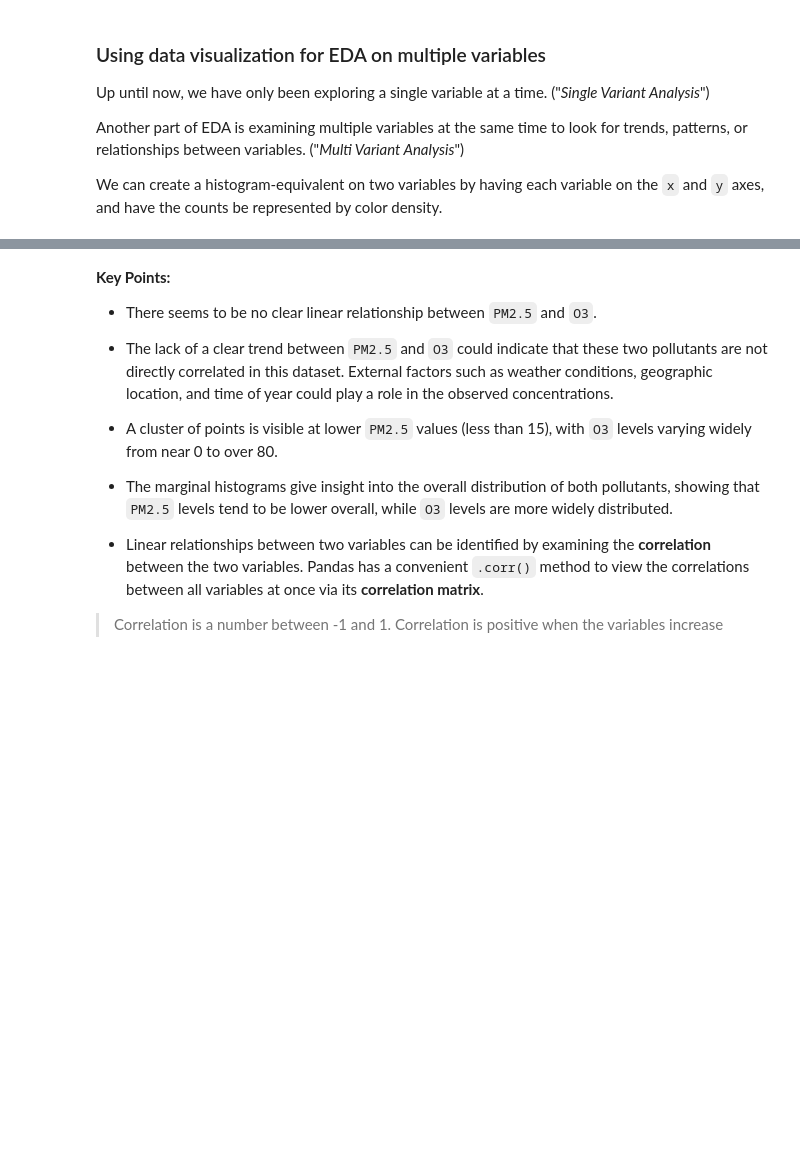
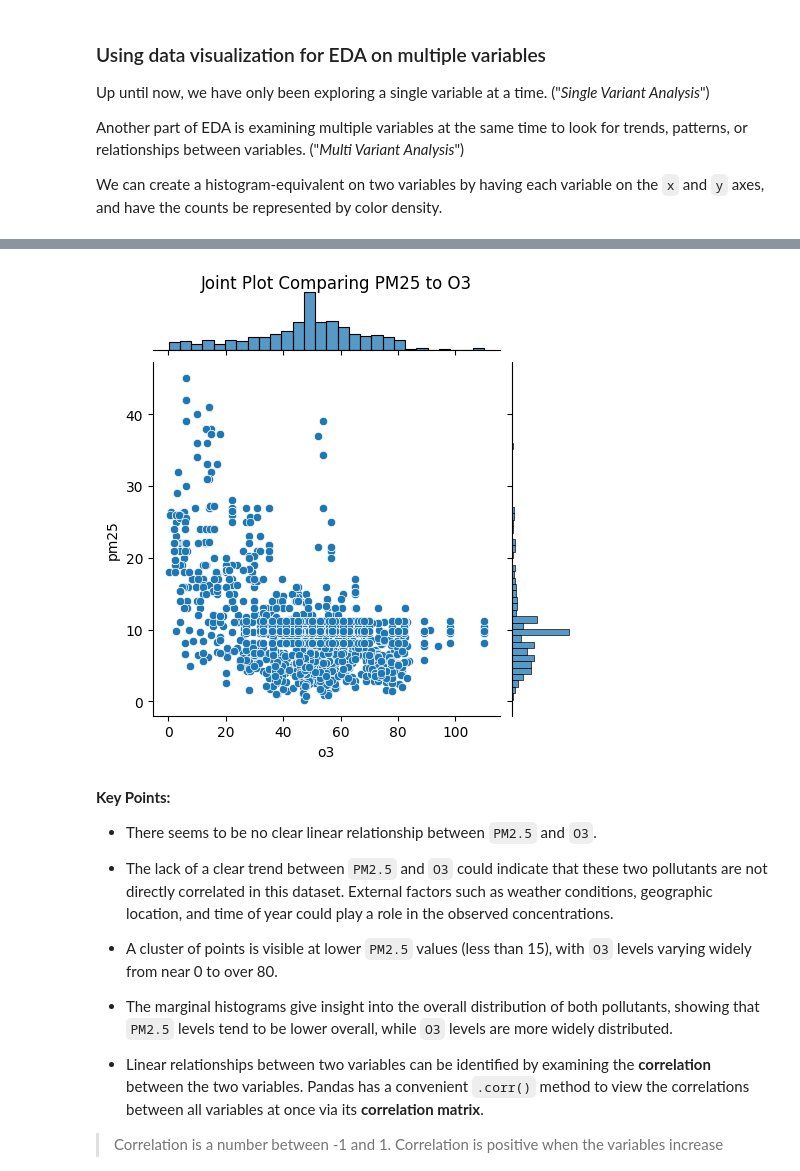
Before and after one commit to sedv8808/LHL_Lectures, a Jupyter notebook: W4D5/W4D5_Intro_to_EDA.ipynb, the cells around one changed output, grey strips where cells are left out. Drawn from its saved outputs; the diff is of its cells as text; code cells hidden in the pictures; blank space fills up the shorter version.

```diff
--- a/W4D5/W4D5_Intro_to_EDA.ipynb
+++ b/W4D5/W4D5_Intro_to_EDA.ipynb
@@ -359,12 +521,14 @@ plt.show()
 # %%
 sns.jointplot(
     data=df_filled,
-    x='pm25',
-    y='o3',
+    x='o3',
+    y='pm25',
     height=5
 )
 plt.suptitle('Joint Plot Comparing PM25 to O3', y=1)
 plt.show()
+# %% [output]
+[figure, added]
 # %% [markdown]
 **Key Points:**
 - There seems to be no clear linear relationship between `PM2.5` and `O3`.
```
Also changed, not shown: parts of 40 cells of this notebook, 28 other files.
